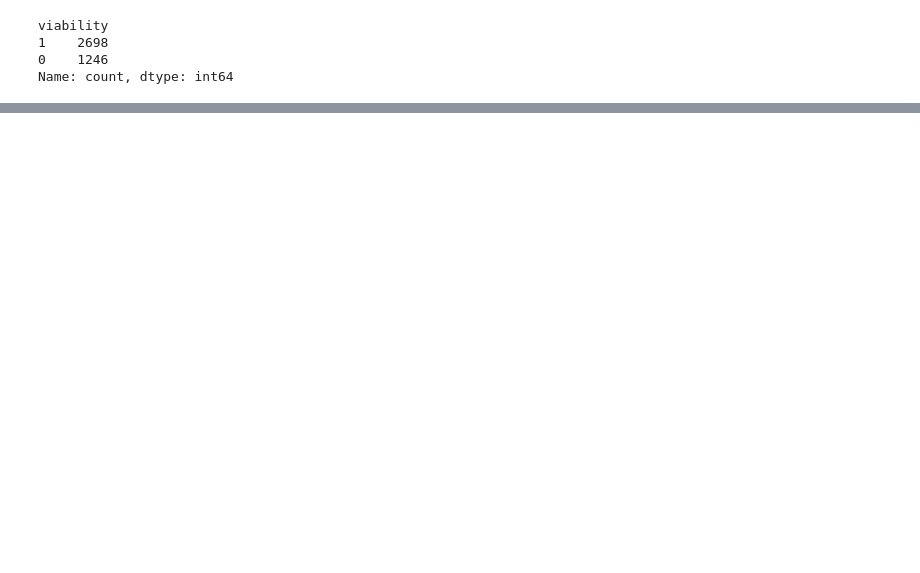
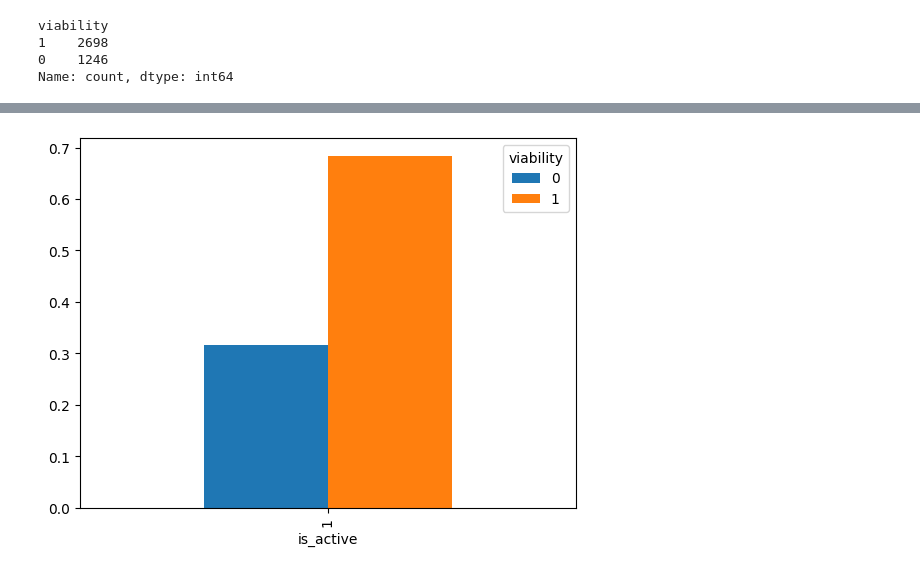
Before and after one commit to alejomaar/habi, a Jupyter notebook: prediction.ipynb, the cells around one changed output, grey strips where cells are left out. Saved outputs shown, nothing was run; the diff lists cells and outputs as text; code cells hidden in the pictures; blank space fills up the shorter version.

```diff
--- a/prediction.ipynb
+++ b/prediction.ipynb
@@ -123,0 +101,4 @@ for cat_var in categorical_variables:
+# %%
+proba_plot(habi_df,'is_active')
+# %% [output]
+[figure, added]
```
Also changed, not shown: parts of 13 cells of this notebook.
